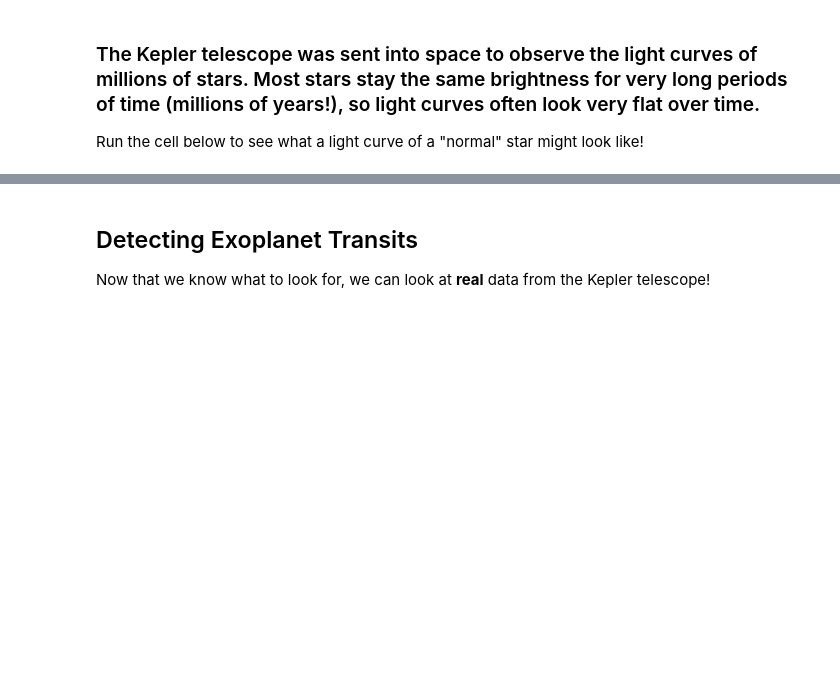
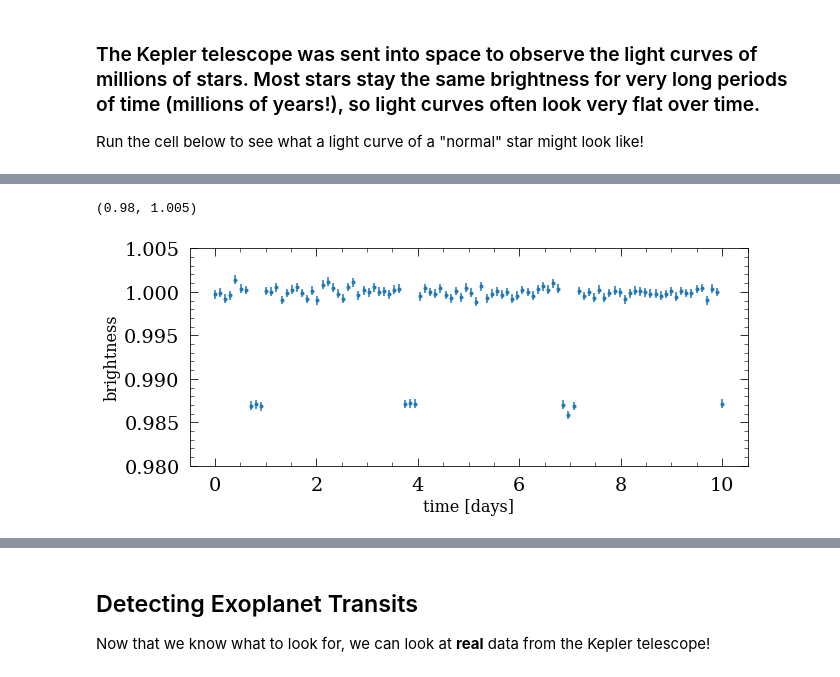
Before and after one commit to erinhay/outreach, a Jupyter notebook: IWD/IWD_transitingplanets.ipynb, the cells around one changed output, grey strips where cells are left out. Cells and saved outputs as stored; diff of their text form; code cells hidden in the pictures; blank space fills up the shorter version.

```diff
--- a/IWD/IWD_transitingplanets.ipynb
+++ b/IWD/IWD_transitingplanets.ipynb
@@ -66,0 +114,20 @@ By observing stars and looking for dips in their brightnesses, astronomers can i
+# %%
+plt.figure(figsize=(10,4))
+
+N_obs = 100
+times = np.linspace(0, 10, N_obs)
+
+exoplanet_radius = 80_000      #the radius of the exoplanet in km
+period_of_transit = 3.1        #the period of the exoplanet's orbit in days
+                               #in other words, the number of days it takes for the exoplanet to make one revolution around its host star
+
+brightness, error = model(times, period_of_transit, exoplanet_radius)
+
+plt.errorbar(times, brightness, yerr=error, ls='None', marker='.')
+
+plt.xlabel('time [days]')
+plt.ylabel('brightness')
+plt.ylim(0.98,1.005)
+# %% [output]
+(0.98, 1.005)
+[figure, added]
```
Also changed, not shown: parts of 17 cells of this notebook.
